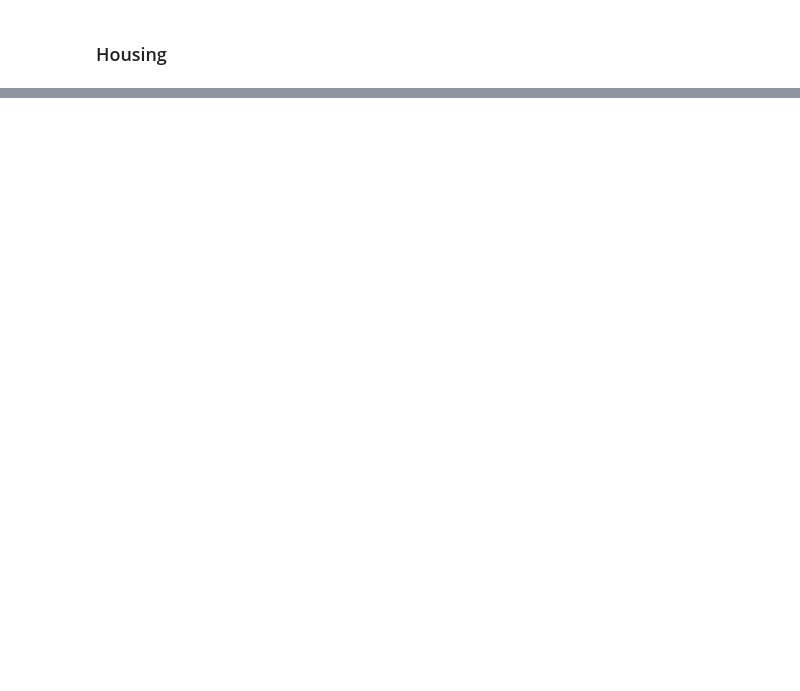
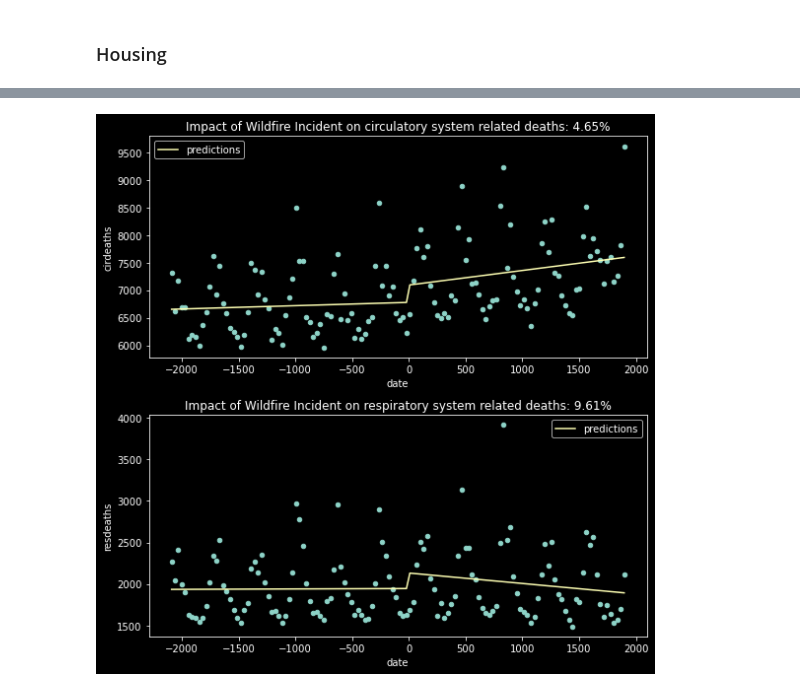
Before and after one commit to arnaud39/us_studies, a Jupyter notebook: explatory.ipynb, the cells around one changed output, grey strips where cells are left out. Drawn from its saved outputs; the diff is of its cells as text; code cells hidden in the pictures; blank space fills up the shorter version.

```diff
--- a/explatory.ipynb
+++ b/explatory.ipynb
@@ -339,0 +450,9 @@ df_demographic
+# %%
+import statsmodels.api as sm
+import statsmodels.formula.api as smf
+
+rdd_df = df_.assign(threshold=(df_["date"] > 0).astype(int))
+
+model = smf.wls("cirdeaths~date*threshold", rdd_df).fit()
+
+model.summary().tables[1]
@@ -339,0 +465,19 @@ df_demographic
+# %%
+plt.figure(figsize=(8, 8))
+for p, short_o in enumerate(short_outcome, 1):
+    ax = plt.subplot(2, 1, p)
+    df_.plot.scatter(x="date", y="{}deaths".format(short_o[:3]), ax=ax)
+    m = smf.wls(f"{short_o[:3]}deaths~date*threshold", rdd_df).fit()
+    ate_pct = 100 * (
+        (m.params["threshold"] + m.params["Intercept"]) / m.params["Intercept"] - 1
+    )
+    df_.assign(predictions=m.fittedvalues).plot(
+        x="date", y="predictions", ax=ax, color="C1"
+    )
+    plt.title(
+        f"Impact of Wildfire Incident on {short_o} related deaths: {np.round(ate_pct, 2)}%"
+    )
+
+plt.tight_layout()
+# %% [output]
+[figure, added]
```
Also changed, not shown: parts of 28 cells of this notebook, 35 other files.
